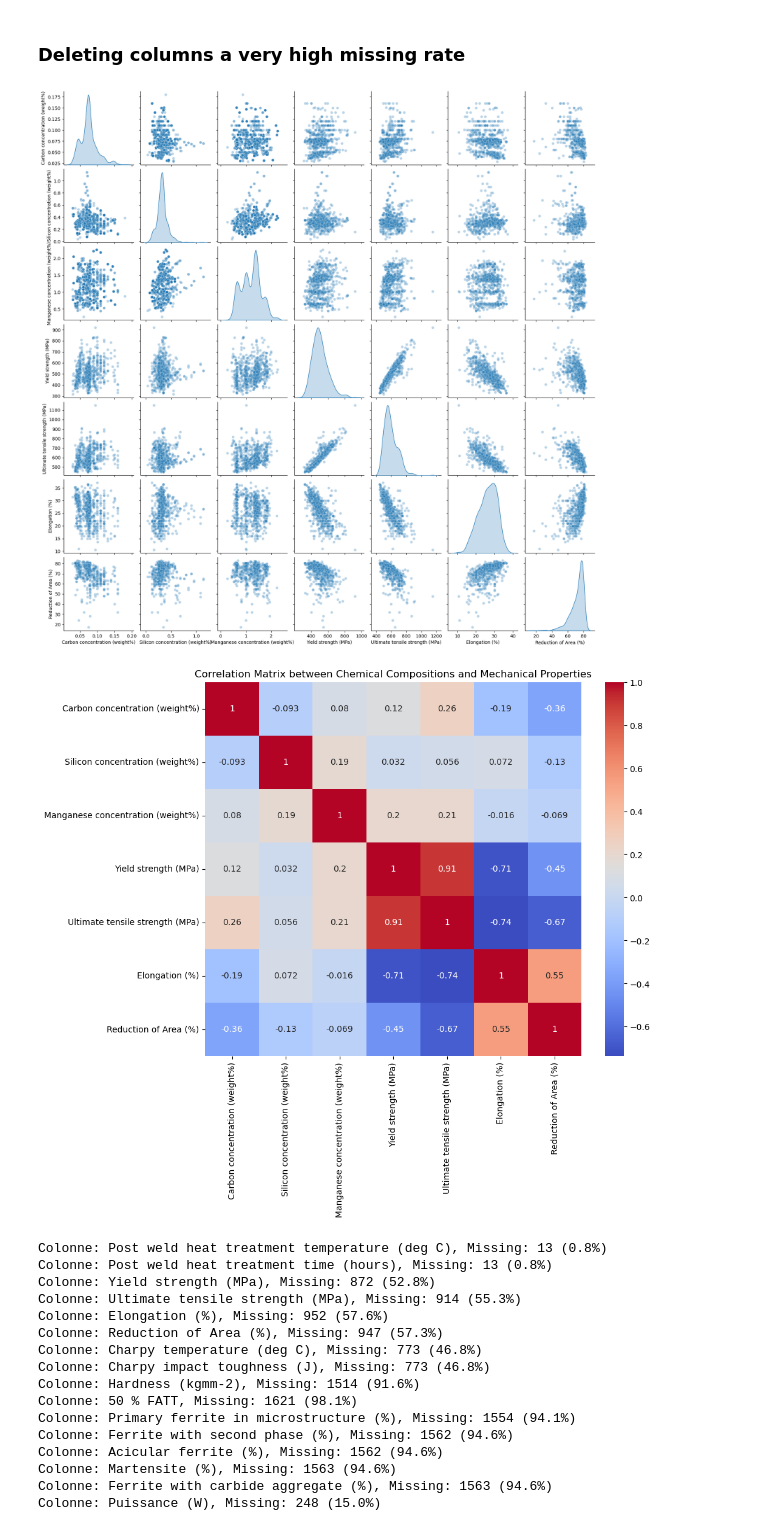
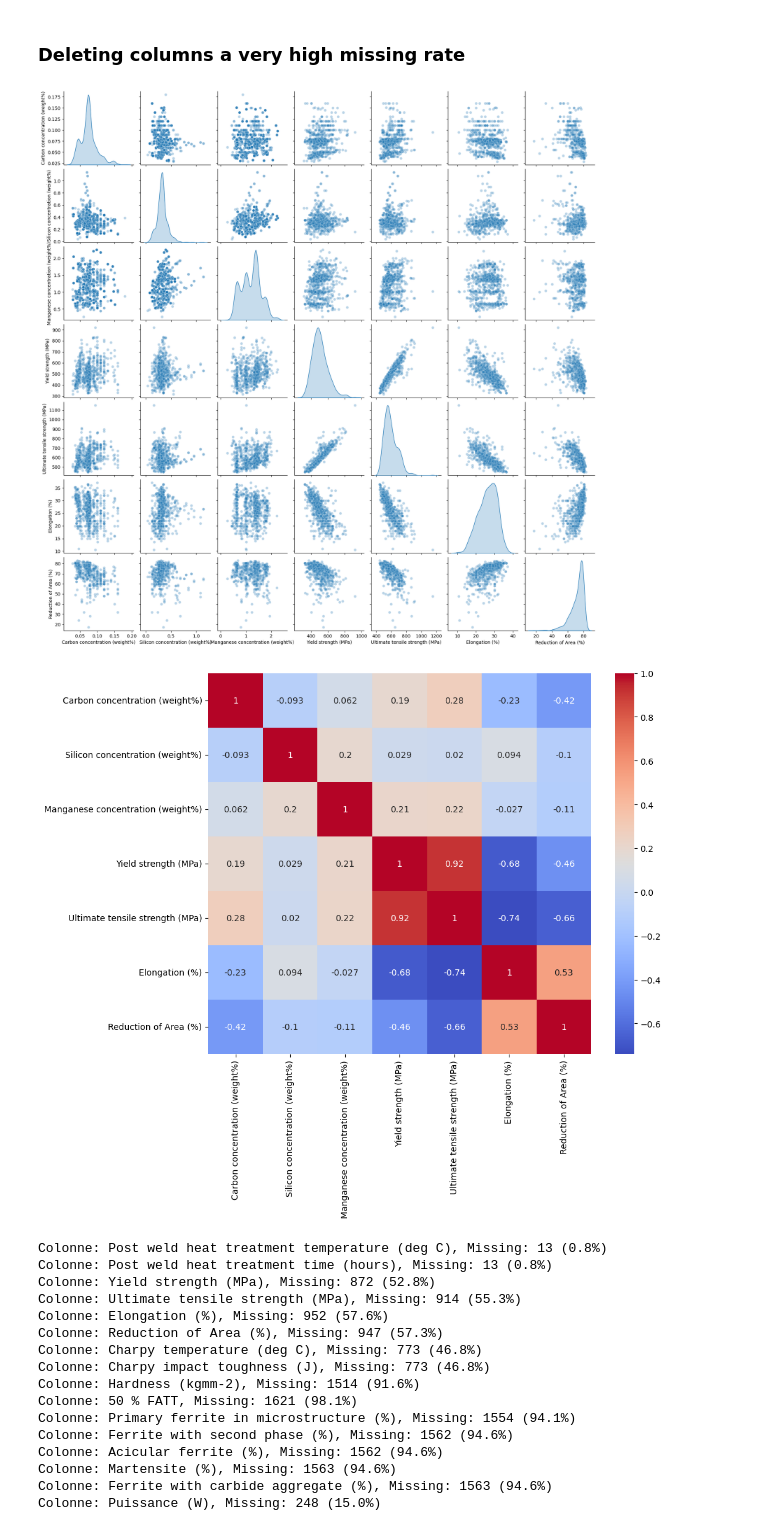
Before and after one commit to elbarhichi/Welding-Quality-Prediction, a Jupyter notebook: ML_project_imane.ipynb, the cells around one changed output. Saved outputs shown, nothing was run; the diff lists cells and outputs as text; code cells hidden in the pictures.

```diff
--- a/ML_project_imane.ipynb
+++ b/ML_project_imane.ipynb
@@ -687,24 +667,25 @@ There are two approaches for handling the remaining missing data:
 # %%
 df1=df.copy()
 # %%
+import seaborn as sns
+
 # Pairplot to visualize relationships between features
 pairplot_columns = [
     'Carbon concentration (weight%)', 'Silicon concentration (weight%)', 'Manganese concentration (weight%)',
     'Yield strength (MPa)', 'Ultimate tensile strength (MPa)', 'Elongation (%)', 'Reduction of Area (%)'
 ]
 sns.pairplot(df1[pairplot_columns], diag_kind="kde", plot_kws={"alpha": 0.3})
+
 plt.show()
+
+# Heatmap of correlations
+corr = df1[pairplot_columns].corr()
+plt.figure(figsize=(10, 8))
+sns.heatmap(corr, annot=True, cmap='coolwarm')
+plt.show()
 # %% [output]
 [figure]
+[figure, added]
-# %%
-# Heatmap for the correlation matrix between chemical compositions and mechanical properties
-corr = df[pairplot_columns].corr()
-plt.figure(figsize=(10, 8))
-sns.heatmap(corr, annot=True, cmap='coolwarm')
-plt.title('Correlation Matrix between Chemical Compositions and Mechanical Properties')
-plt.show()
-# %% [output]
-[figure, removed]
 # %%
 compute_Nan(df1)
 # %% [output]
```
Also changed, not shown: parts of 30 cells of this notebook.
